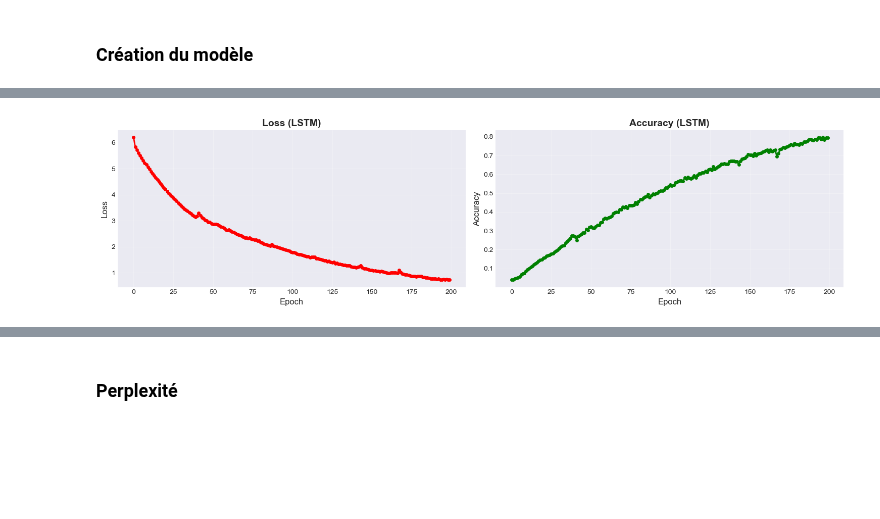
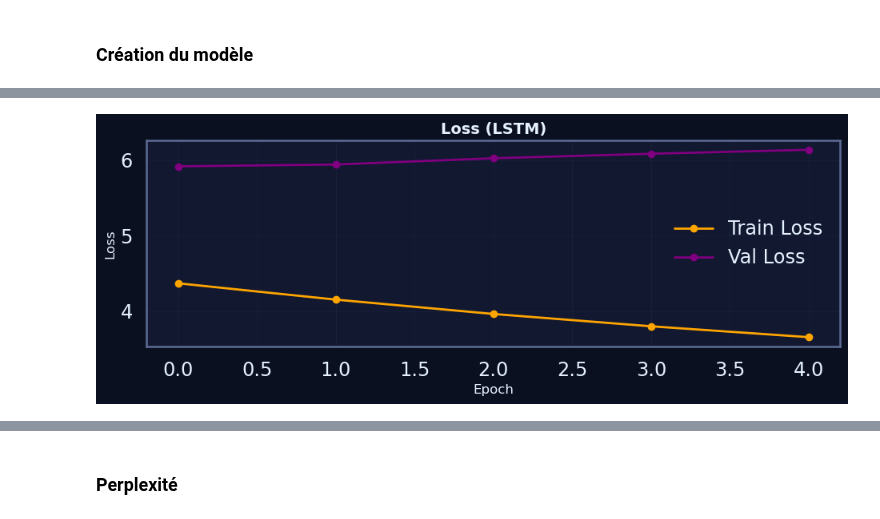
Before and after one commit to happy-developer/train.me, a Jupyter notebook: src/notebooks/model_training/nlp/lstm/lstm_gen_train.me.ipynb, the cells around one changed output, grey strips where cells are left out. Drawn from its saved outputs; the diff is of its cells as text; code cells hidden in the pictures; blank space fills up the shorter version.

Commit message:
DL - Préparation du notebook LSTM oral

```diff
--- a/src/notebooks/model_training/nlp/lstm/lstm_gen_train.me.ipynb
+++ b/src/notebooks/model_training/nlp/lstm/lstm_gen_train.me.ipynb
@@ -68,5 +101,9 @@ except Exception as e:
 # %% [markdown]
 ### Configuration graphiques
 # %%
-plt.style.use('seaborn-v0_8-darkgrid')
-sns.set_palette("husl")
+pd.set_option('display.max_columns', None)
+pd.set_option('display.width', 120)
+
+# Thème TrAIn.me (Seaborn/Matplotlib)=
+palette_trainme = set_trainme_theme(context="talk", font_scale=1.05, use_dark=True)
+palette_trainme
@@ -158,17 +281,19 @@ l'objectif de cette vidéo c'est donc que vous trouviez la meilleure organisatio
 # %%
 def clean_text(texte):
-    """Nettoie et normalise le texte sans ajouter de tokens inutiles."""
+    """Nettoie et normalise le texte pour un modèle word-level PyTorch."""
     texte = texte.lower()
 
-    # Supprimer complètement l'apostrophe (sinon elle devient un token)
+    # Retirer complètement les apostrophes (évite des tokens isolés)
     texte = texte.replace("'", "")
 
-    # Ajouter des espaces autour de la ponctuation utile
+    # Ajouter un espace autour de la ponctuation utile
     texte = re.sub(r"([.,!?])", r" \1 ", texte)
 
     # Supprimer les espaces multiples
-    texte = re.sub(r'\s+', ' ', texte)
+    texte = re.sub(r"\s+", " ", texte)
+
     return texte.strip()
+
 
 # Nettoyer le corpus fusionné
 full_text_clean = clean_text(full_text)
@@ -522,19 +668,65 @@ progress_callback_lstm = TrainingProgressCallback()
 # %%
-# Entraînement du modèle LSTM
-print("Début de l'entraînement du modèle LSTM...\n")
+print("Début de l'entraînement du modèle LSTM (PyTorch)...\n")
 
-history_lstm = lstm_model.fit(
-    X_train, y_train,
-    epochs=EPOCHS,
-    batch_size=BATCH_SIZE,
-    validation_data=(X_val, y_val),
-    verbose=0,
-    # callbacks=[progress_callback_lstm, early_stopping, checkpoint]
-    callbacks=[progress_callback_lstm, checkpoint]
-    # callbacks=[progress_callback_lstm]
-)
+# DataLoaders directement à partir des datasets déjà créés
+train_loader = DataLoader(train_dataset, batch_size=BATCH_SIZE, shuffle=True)
+val_loader   = DataLoader(val_dataset,   batch_size=BATCH_SIZE, shuffle=False)
 
+# Historique
+history_lstm = {
+    "train_loss": [],
+    "val_loss": []
+}
 
-print("\nEntraînement LSTM terminé !")
+for epoch in range(1, EPOCHS + 1):
+    # ===== Entraînement =====
+    lstm_model.train()
+    running_train_loss = 0.0
+
+    for X_batch, y_batch in train_loader:
+        X_batch = X_batch.to(device)
+        y_batch = y_batch.to(device)
+
+        optimizer.zero_grad()
+        logits = lstm_model(X_batch)          # (batch, vocab_size)
+        loss = criterion(logits, y_batch)     # CrossEntropyLoss
+
+        loss.backward()
+        optimizer.step()
+
+        running_train_loss += loss.item() * X_batch.size(0)
+
+    epoch_train_loss = running_train_loss / len(train_dataset)
+
+    # ===== Validation =====
+    lstm_model.eval()
+    running_val_loss = 0.0
+
+    with torch.no_grad():
+        for X_batch, y_batch in val_loader:
+            X_batch = X_batch.to(device)
+            y_batch = y_batch.to(device)
+
+            logits = lstm_model(X_batch)
+            loss = criterion(logits, y_batch)
+
+            running_val_loss += loss.item() * X_batch.size(0)
+
+    epoch_val_loss = running_val_loss / len(val_dataset)
+
+    # Historique & callbacks
+    history_lstm["train_loss"].append(epoch_train_loss)
+    history_lstm["val_loss"].append(epoch_val_loss)
+
+    # Callback de progression (affichage + graph)
+    progress_callback_lstm.update(epoch_train_loss, epoch_val_loss)
+
+    # Checkpoint du meilleur modèle
+    checkpoint.step(epoch_val_loss, lstm_model)
+
+    print(f"Epoch {epoch}/{EPOCHS} — "
+          f"train_loss={epoch_train_loss:.4f} | val_loss={epoch_val_loss:.4f}")
+
+print("\nEntraînement LSTM PyTorch terminé !")
 # %% [output]
-[figure, old version]
+[figure, new version]
```
Also changed, not shown: parts of 43 cells of this notebook, 9 other files.
